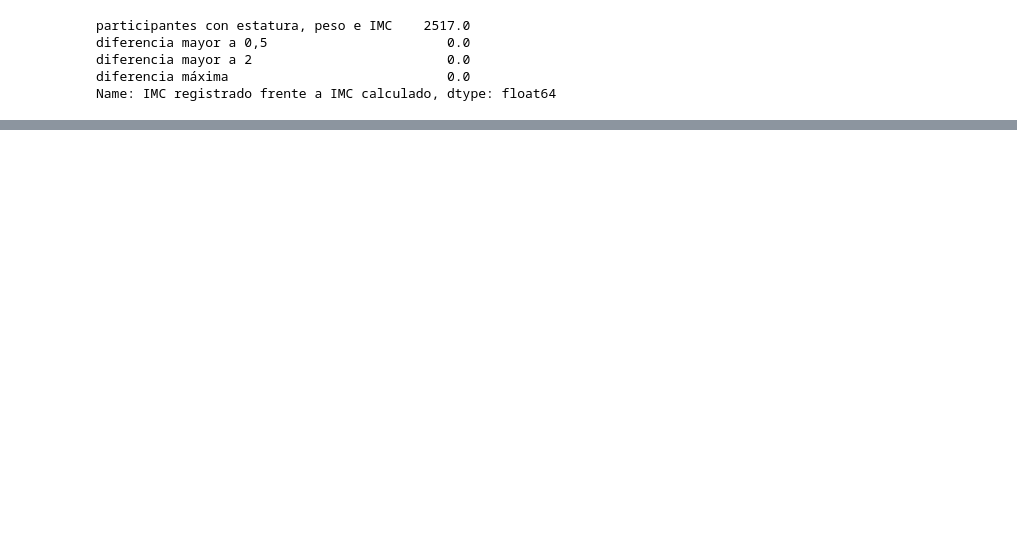
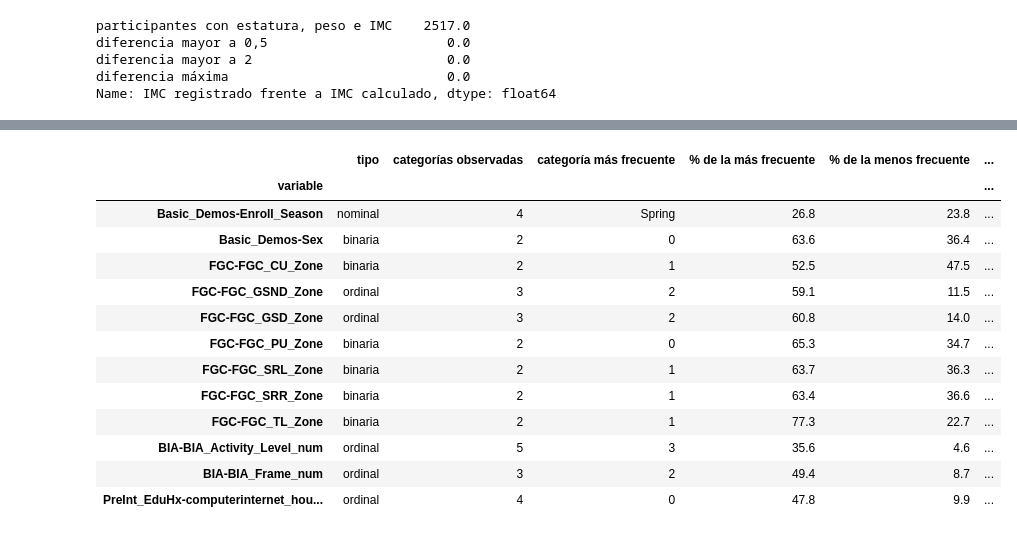
Before and after one commit to juanestebancg2806/piu-severity-prediction, a Jupyter notebook: notebooks/01_eda.ipynb, the cells around one changed output, grey strips where cells are left out. Drawn from its saved outputs; the diff is of its cells as text; code cells hidden in the pictures; blank space fills up the shorter version.

Commit message:
EDA activity

```diff
--- a/notebooks/01_eda.ipynb
+++ b/notebooks/01_eda.ipynb
@@ -1535,0 +1803,37 @@ Después de depurar, 25 variables numéricas tienen valores a más de tres rango
+# %%
+def etiqueta_categoria(valor: object) -> str:
+    """Convierte códigos numéricos como 1.0 en texto entero y deja los demás como texto."""
+    return str(int(valor)) if isinstance(valor, float) and valor.is_integer() else str(valor)
+
+
+filas = []
+for columna in categoricas:
+    frecuencias = analisis[columna].value_counts(normalize=True)
+    filas.append(
+        {
+            "variable": columna,
+            "tipo": tipo_predictor[columna],
+            "categorías observadas": analisis[columna].nunique(),
+            "categoría más frecuente": etiqueta_categoria(frecuencias.index[0]),
+            "% de la más frecuente": round(100 * frecuencias.iloc[0], 1),
+            "% de la menos frecuente": round(100 * frecuencias.iloc[-1], 1),
+            "% faltante": round(100 * analisis[columna].isna().mean(), 1),
+        }
+    )
+
+pd.DataFrame(filas).set_index("variable")
+# %% [output]
+|  | tipo | categorías observadas | categoría más frecuente | % de la más frecuente | % de la menos frecuente | ... |
+| variable |  |  |  |  |  | ... |
+| Basic_Demos-Enroll_Season | nominal | 4 | Spring | 26.8 | 23.8 | ... |
+| Basic_Demos-Sex | binaria | 2 | 0 | 63.6 | 36.4 | ... |
+| FGC-FGC_CU_Zone | binaria | 2 | 1 | 52.5 | 47.5 | ... |
+| FGC-FGC_GSND_Zone | ordinal | 3 | 2 | 59.1 | 11.5 | ... |
+| FGC-FGC_GSD_Zone | ordinal | 3 | 2 | 60.8 | 14.0 | ... |
+| FGC-FGC_PU_Zone | binaria | 2 | 0 | 65.3 | 34.7 | ... |
+| FGC-FGC_SRL_Zone | binaria | 2 | 1 | 63.7 | 36.3 | ... |
+| FGC-FGC_SRR_Zone | binaria | 2 | 1 | 63.4 | 36.6 | ... |
+| FGC-FGC_TL_Zone | binaria | 2 | 1 | 77.3 | 22.7 | ... |
+| BIA-BIA_Activity_Level_num | ordinal | 5 | 3 | 35.6 | 4.6 | ... |
+| BIA-BIA_Frame_num | ordinal | 3 | 2 | 49.4 | 8.7 | ... |
+| PreInt_EduHx-computerinternet_hou... | ordinal | 4 | 0 | 47.8 | 9.9 | ... |
```
Also changed, not shown: parts of 16 cells of this notebook, 5 other files.
